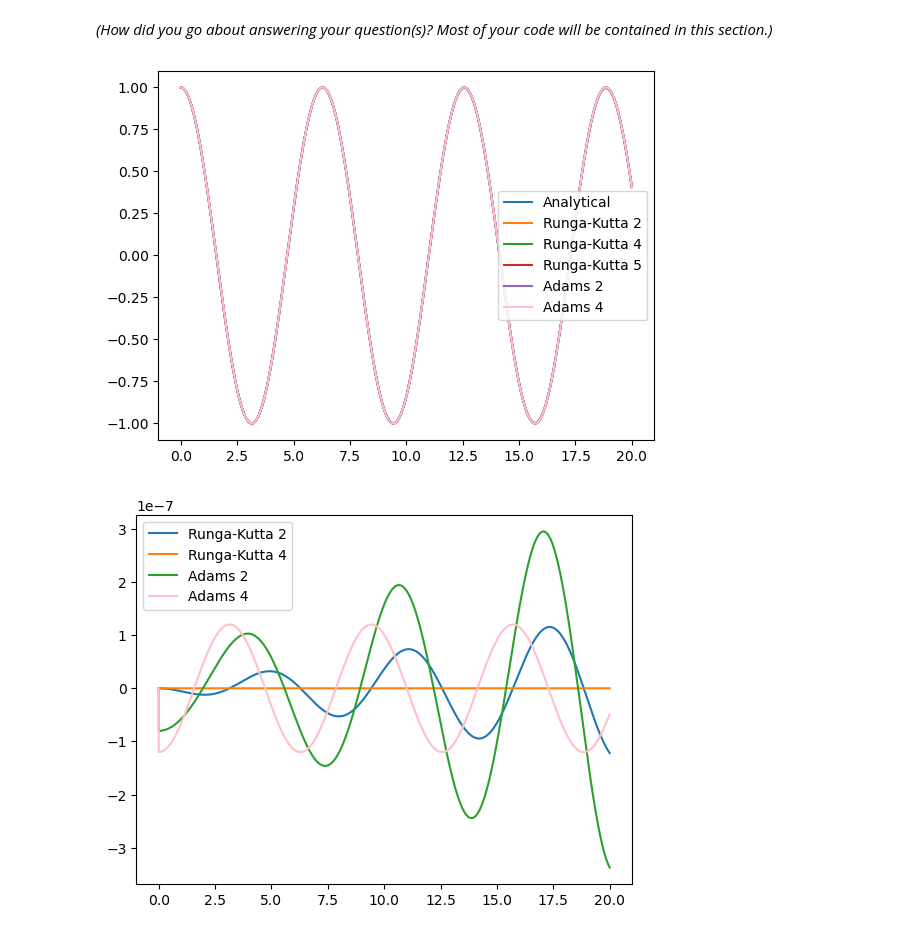
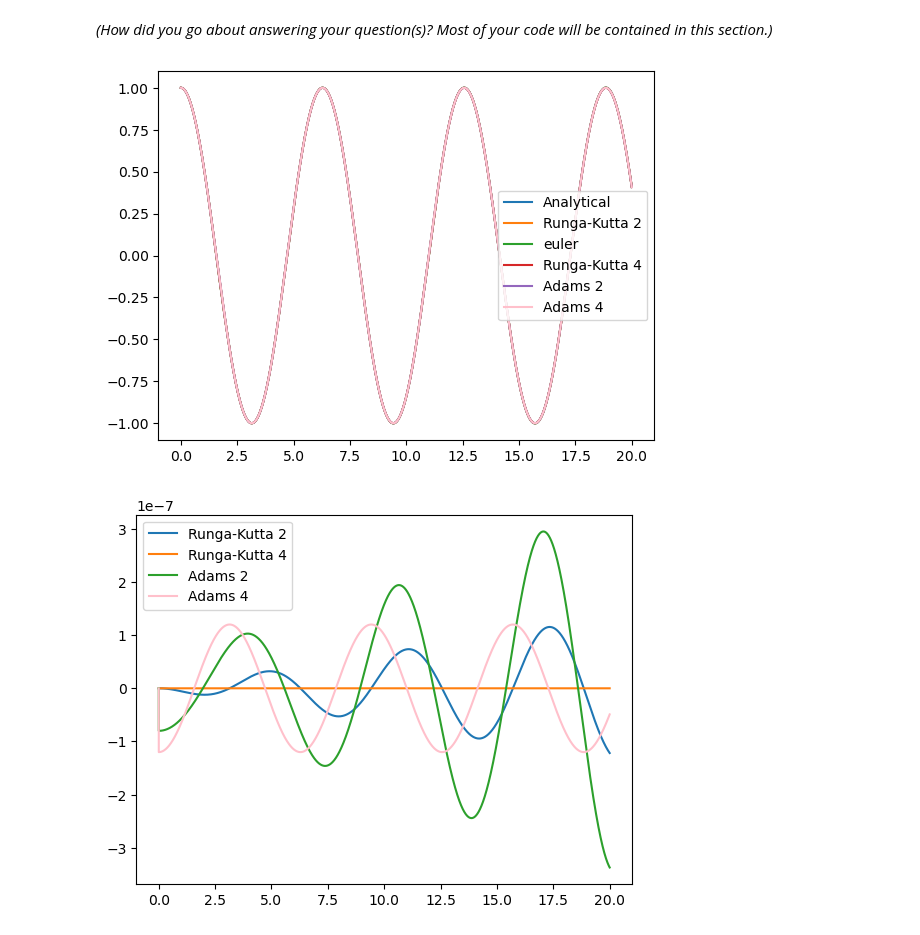
Before and after one commit to hasankin19/PHY-480-Project, a Jupyter notebook: PHY480-905_SemesterProjectTemplate.ipynb, the cells around one changed output. Saved outputs shown, nothing was run; the diff lists cells and outputs as text; code cells hidden in the pictures.

```diff
--- a/PHY480-905_SemesterProjectTemplate.ipynb
+++ b/PHY480-905_SemesterProjectTemplate.ipynb
@@ -103,5 +88,27 @@ def RK5(f, tf, n, mu):
+# %%
+
+def euler(f, tf, n, mu):
+    V_values = [0]  # Initial condition for V
+    X_values = [1]  # Initial condition for X
+    h = tf / n
+    tpoints = np.arange(0, tf, h)
+    for t in tpoints[1:]:
+        X, V = X_values[-1], V_values[-1]
+
+        # Calculate derivatives at the current point
+        dX, dV = f(mu, X, V)
+
+        # Update X and V using Euler's method
+        X_new = X + h * dX
+        V_new = V + h * dV
+
+        # Append the new values to the lists
+        X_values.append(X_new)
+        V_values.append(V_new)
+
+    return tpoints, X_values, V_values
 # %%
-trk5,xrk5,vrk5=RK5(VDPO,20,100000,0)
+te,xe,ve=euler(VDPO,20,100000,0)
 # %%
 
 
@@ -174,15 +181,15 @@ tab4,xab4,vab4=AB4(VDPO,20,100000,0)
 # %%
 t=np.arange(0,20,20/100000)
 plt.plot(t,np.cos(t),label='Analytical')
 plt.plot(t,xrk,label='Runga-Kutta 2')
-plt.plot(t,xrk4,label='Runga-Kutta 4')
-plt.plot(t,xrk5,label='Runga-Kutta 5')
+plt.plot(t,xe,label='euler')
+plt.plot(trk4,xrk4,label='Runga-Kutta 4')
 plt.plot(t,xab2,label='Adams 2')
 plt.plot(t,xab4,label='Adams 4',color='pink')
 plt.legend()
 plt.show()
 # %% [output]
-[figure, old version]
+[figure, new version]
 # %%
 Act=np.cos(t)
 plt.plot(t,xrk-Act,label='Runga-Kutta 2')
```
Also changed, not shown: parts of 9 cells of this notebook.
